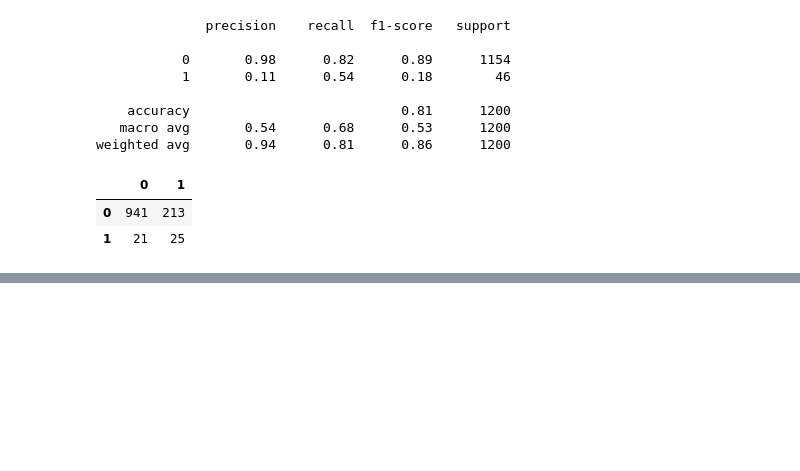
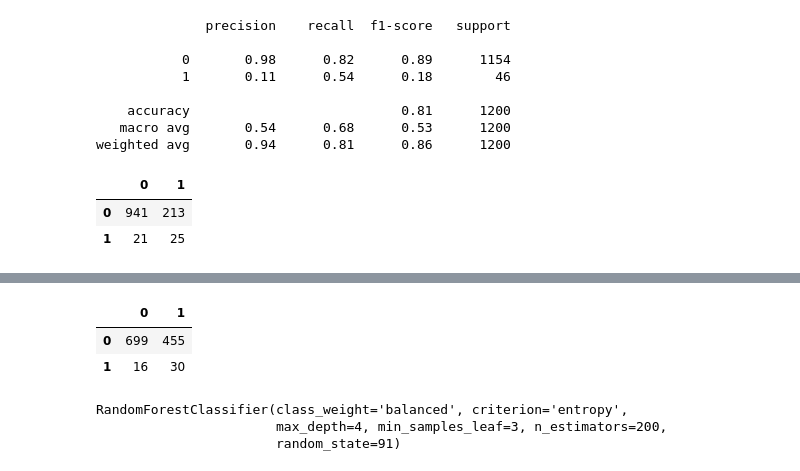
Before and after one commit to Project-DANE/DANE, a Jupyter notebook: andrew_modeling.ipynb, the cells around one changed output, grey strips where cells are left out. Cells and saved outputs as stored; diff of their text form; code cells hidden in the pictures; blank space fills up the shorter version.

```diff
--- a/andrew_modeling.ipynb
+++ b/andrew_modeling.ipynb
@@ -234,3 +273,0 @@ evallist = [(dtrain,'train')]
-# %%
-num_round = 10
-bst = xgb.train(param, dtrain, num_round, evallist)
@@ -241,2 +273,0 @@ boost = xgb.XGBClassifier(n_estimators=100)
-# %%
-boost.fit(df_upsampled, y_up)
@@ -256,5 +274,5 @@ params = bootstrap=True,
 # %%
-cv = xgb.XGBClassifier(n_estimators = 100, max_depth = 7, max_leaves = 3, learning_rate = .3,
+cv = xgb.XGBClassifier(scale_pos_weight = 20, n_estimators = 200, max_depth = 4, max_leaves = 3, learning_rate = .2,
                        min_child_weight = 1,
-                       eval_metric = 'aucpr', early_stopping_rounds = 1)
+                       eval_metric = roc_auc_score, early_stopping_rounds = 1)
 # %%
@@ -284,0 +295,6 @@ print(classification_report(y_val, val_pred))
+# %%
+pd.DataFrame(confusion_matrix(y_val, val_preds), index=labels, columns=labels)
+# %% [output]
+|  | 0 | 1 |
+| 0 | 699 | 455 |
+| 1 | 16 | 30 |
@@ -284,0 +314,6 @@ print(classification_report(y_val, val_pred))
+# %%
+rf.fit(train_up, y_up)
+# %% [output]
+RandomForestClassifier(class_weight='balanced', criterion='entropy',
+                       max_depth=4, min_samples_leaf=3, n_estimators=200,
+                       random_state=91)
```
Also changed, not shown: parts of 48 cells of this notebook, 1 other file.
